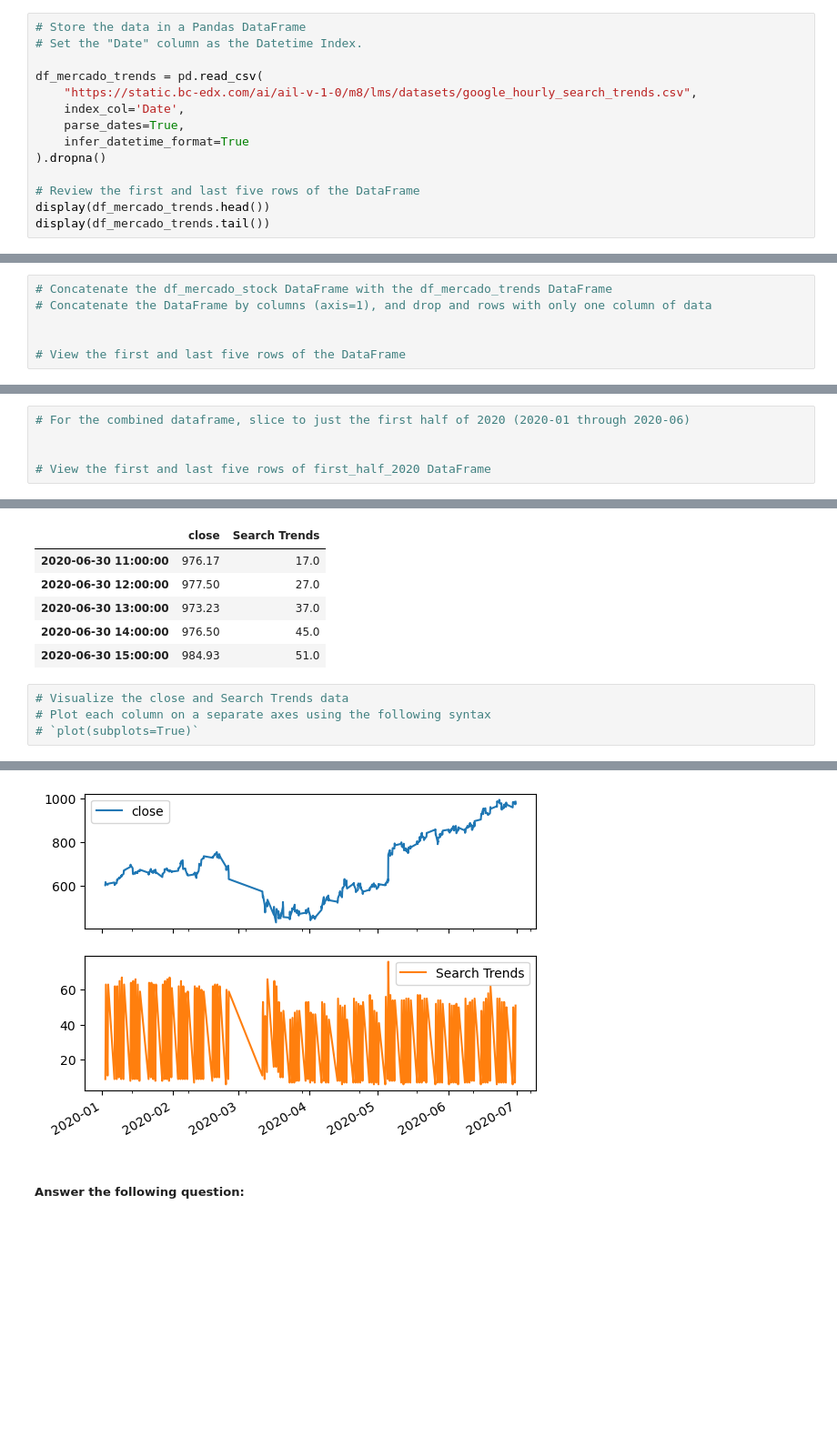
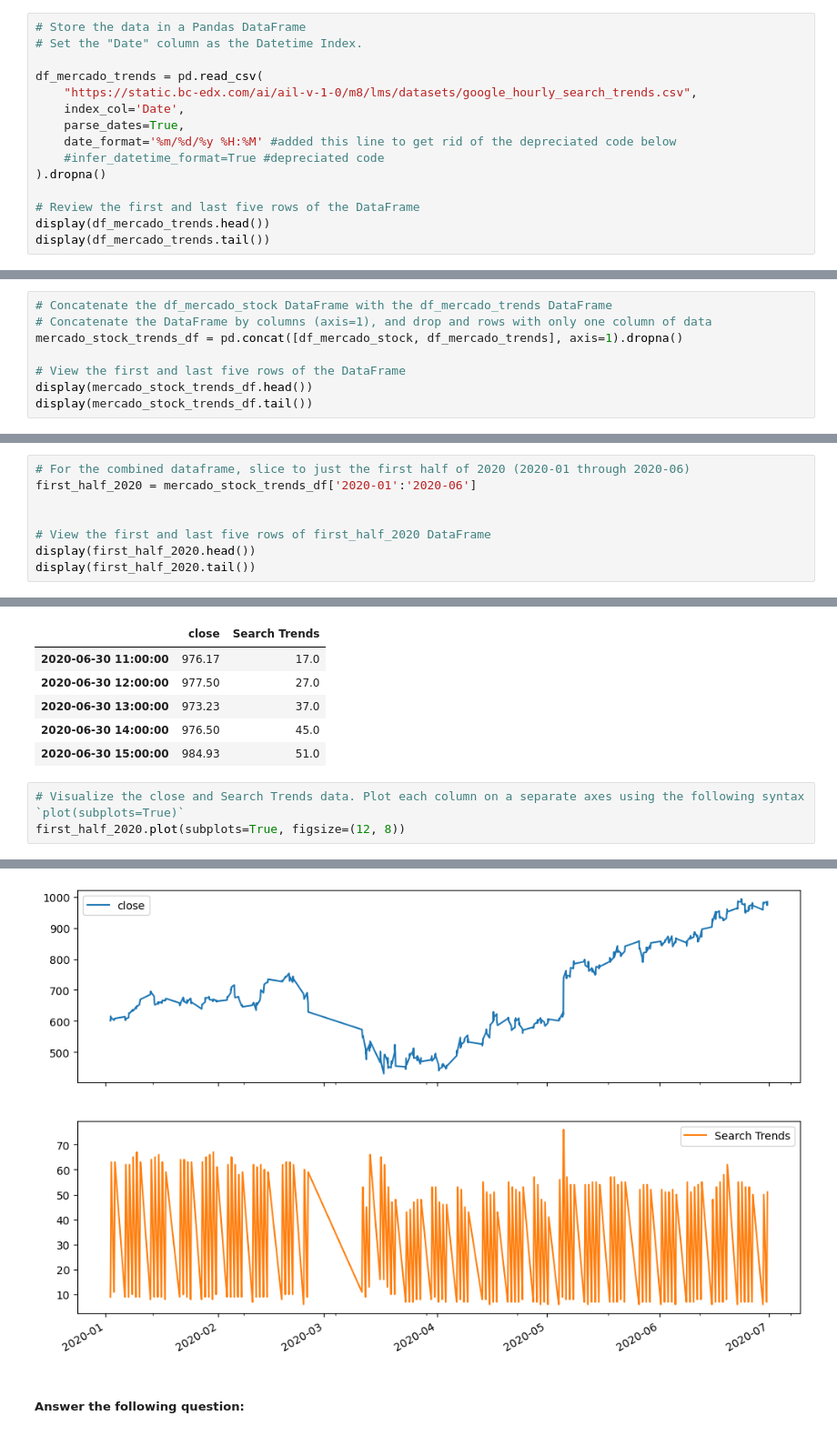
Before and after one commit to sen-gthb/prophet-challenge, a Jupyter notebook: M8_Starter_Code/forecasting_net_prophet.ipynb, the cells around one changed output, grey strips where cells are left out. Shown at 91% size. Drawn from its saved outputs; the diff is of its cells as text; blank space fills up the shorter version.

```diff
--- a/M8_Starter_Code/forecasting_net_prophet.ipynb
+++ b/M8_Starter_Code/forecasting_net_prophet.ipynb
@@ -64,7 +67,8 @@ df_mercado_trends = pd.read_csv(
     "https://static.bc-edx.com/ai/ail-v-1-0/m8/lms/datasets/google_hourly_search_trends.csv",
     index_col='Date',
     parse_dates=True,
-    infer_datetime_format=True
+    date_format='%m/%d/%y %H:%M' #added this line to get rid of the depreciated code below
+    #infer_datetime_format=True #depreciated code
 ).dropna()
 
 # Review the first and last five rows of the DataFrame
@@ -246,9 +260,11 @@ display(df_mercado_stock.tail())
 # %%
 # Concatenate the df_mercado_stock DataFrame with the df_mercado_trends DataFrame
 # Concatenate the DataFrame by columns (axis=1), and drop and rows with only one column of data
-
+mercado_stock_trends_df = pd.concat([df_mercado_stock, df_mercado_trends], axis=1).dropna()
 
 # View the first and last five rows of the DataFrame
+display(mercado_stock_trends_df.head())
+display(mercado_stock_trends_df.tail())
 # %% [output]
 |  | close | Search Trends |
 | 2016-06-01 09:00:00 | 135.16 | 6.0 |
@@ -266,9 +282,12 @@ display(df_mercado_stock.tail())
 #### Step 2: Market events emerged during the year of 2020 that many companies found difficult. But, after the initial shock to global financial markets, new customers and revenue increased for e-commerce platforms. Slice the data to just the first half of 2020 (`2020-01` to `2020-06` in the DataFrame), and then plot the data. Do both time series indicate a common trend that’s consistent with this narrative?
 # %%
 # For the combined dataframe, slice to just the first half of 2020 (2020-01 through 2020-06)
+first_half_2020 = mercado_stock_trends_df['2020-01':'2020-06']
 
 
 # View the first and last five rows of first_half_2020 DataFrame
+display(first_half_2020.head())
+display(first_half_2020.tail())
 # %% [output]
 |  | close | Search Trends |
 | 2020-01-02 09:00:00 | 601.085 | 9.0 |
@@ -283,12 +302,11 @@ display(df_mercado_stock.tail())
 | 2020-06-30 14:00:00 | 976.50 | 45.0 |
 | 2020-06-30 15:00:00 | 984.93 | 51.0 |
 # %%
-# Visualize the close and Search Trends data
-# Plot each column on a separate axes using the following syntax
-# `plot(subplots=True)`
+# Visualize the close and Search Trends data. Plot each column on a separate axes using the following syntax `plot(subplots=True)`
+first_half_2020.plot(subplots=True, figsize=(12, 8))
 # %% [output]
 array([<Axes: >, <Axes: >], dtype=object)
-[figure, old version]
+[figure, new version]
 # %% [markdown]
 ##### Answer the following question:
 # %% [markdown]
```
Also changed, not shown: parts of 25 cells of this notebook, 1 other file.
